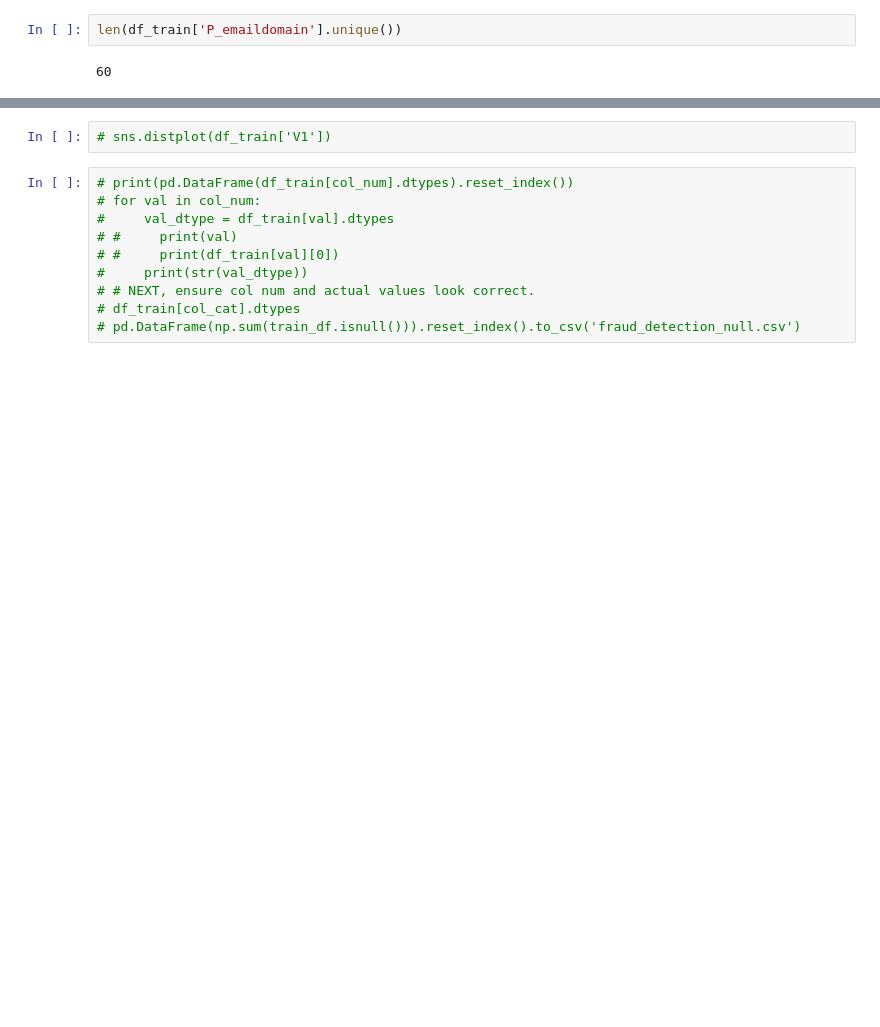
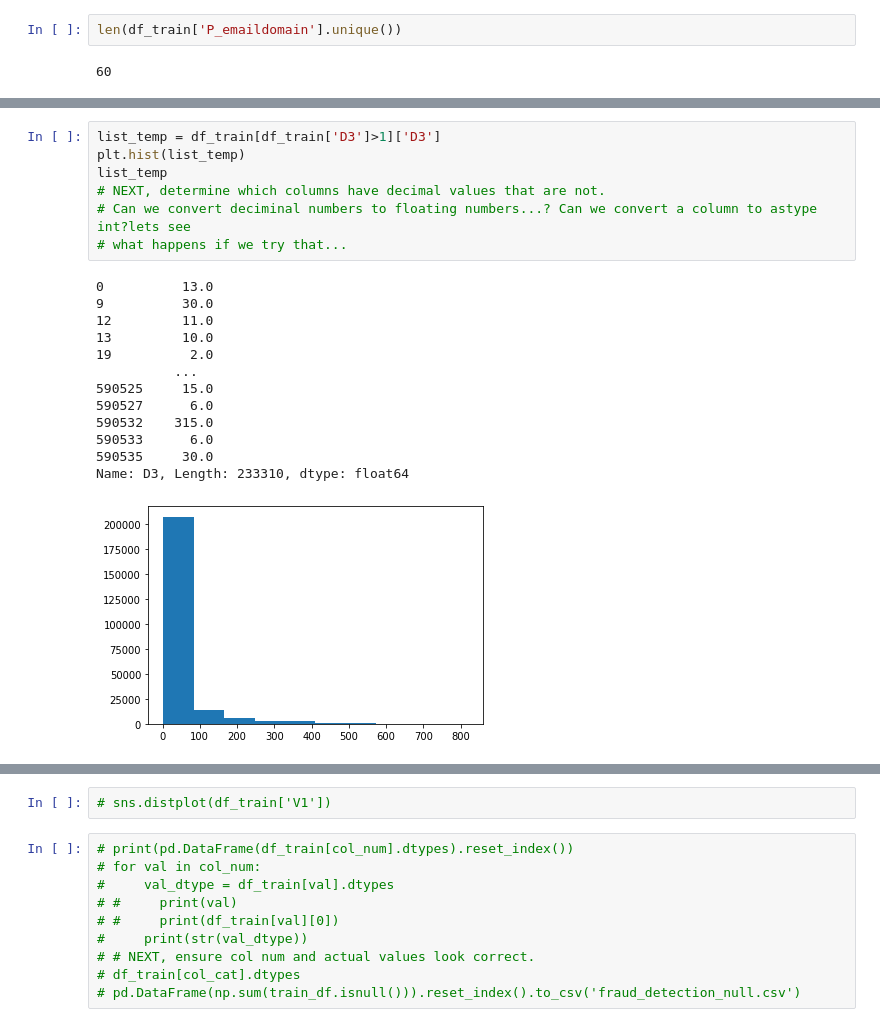
Before and after one commit to kirahman2/fraud_detection, a Jupyter notebook: Fraud Detection EDA.ipynb, the cells around one changed output, grey strips where cells are left out. Cells and saved outputs as stored; diff of their text form; blank space fills up the shorter version.

Commit message:
Saving missing_values before clean up.

```diff
--- a/Fraud Detection EDA.ipynb
+++ b/Fraud Detection EDA.ipynb
@@ -245,0 +421,21 @@ df_missing_values.sort_values('cols_missing_total',ascending=False)
+# %%
+list_temp = df_train[df_train['D3']>1]['D3']
+plt.hist(list_temp)
+list_temp
+# NEXT, determine which columns have decimal values that are not.
+# Can we convert deciminal numbers to floating numbers...? Can we convert a column to astype int?lets see
+# what happens if we try that...
+# %% [output]
+0          13.0
+9          30.0
+12         11.0
+13         10.0
+19          2.0
+          ...
+590525     15.0
+590527      6.0
+590532    315.0
+590533      6.0
+590535     30.0
+Name: D3, Length: 233310, dtype: float64
+[figure, added]
```
Also changed, not shown: parts of 23 cells of this notebook.
